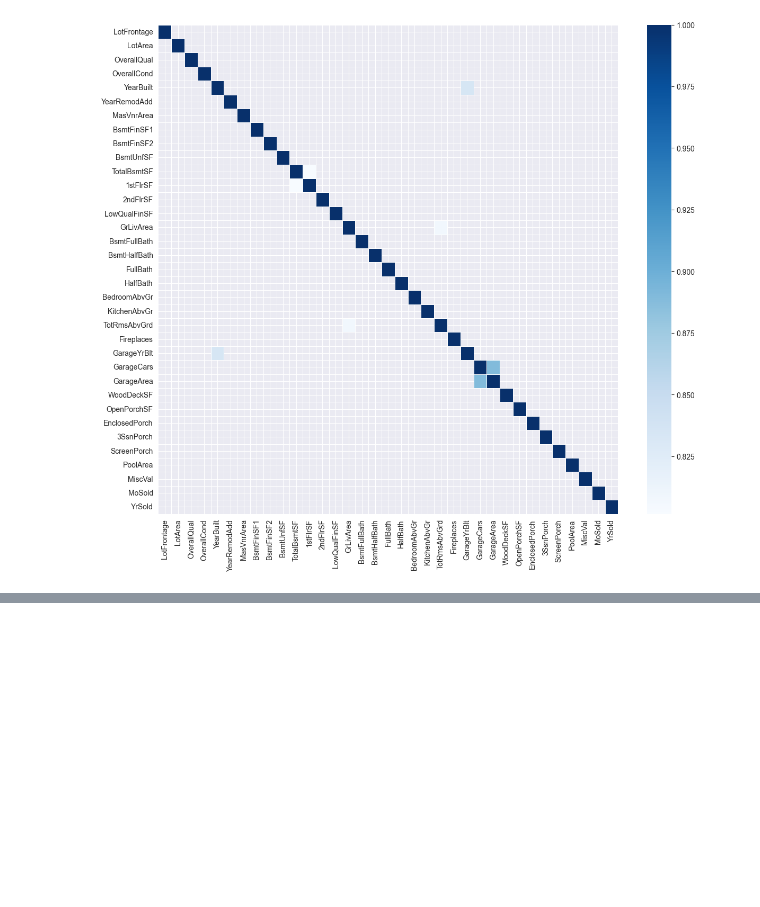
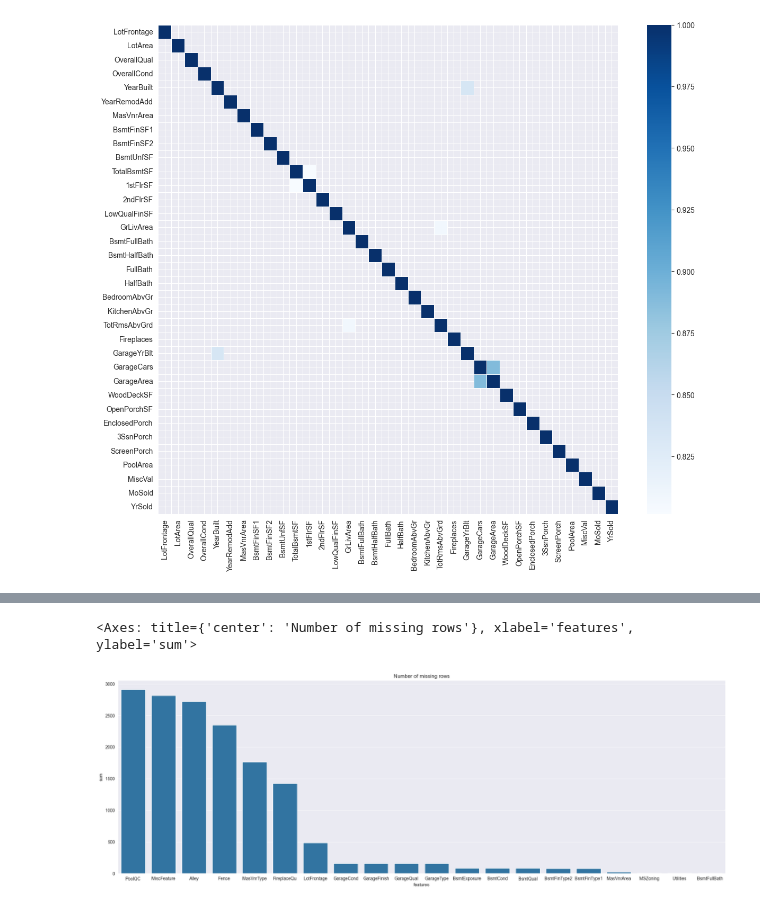
Before and after one commit to t734070824/my-projects, a Jupyter notebook: Housing-Prices-Competition/Housing-Prices-Competition.ipynb, the cells around one changed output, grey strips where cells are left out. Cells and saved outputs as stored; diff of their text form; code cells hidden in the pictures; blank space fills up the shorter version.

```diff
--- a/Housing-Prices-Competition/Housing-Prices-Competition.ipynb
+++ b/Housing-Prices-Competition/Housing-Prices-Competition.ipynb
@@ -139,0 +173,12 @@ sns.heatmap(correlation, mask = correlation <0.8, linewidth=0.5, cmap='Blues')
+# %%
+X.drop(['GarageYrBlt','TotRmsAbvGrd','1stFlrSF','GarageCars'], axis=1, inplace=True)
+# %%
+
+plt.figure(figsize=(25,8))
+plt.title('Number of missing rows')
+missing_count = pd.DataFrame(X.isnull().sum(), columns=['sum']).sort_values(by=['sum'],ascending=False).head(20).reset_index()
+missing_count.columns = ['features','sum']
+sns.barplot(x='features',y='sum', data = missing_count)
+# %% [output]
+<Axes: title={'center': 'Number of missing rows'}, xlabel='features', ylabel='sum'>
+[figure, added]
```
Also changed, not shown: parts of 44 cells of this notebook, 2 other files.
